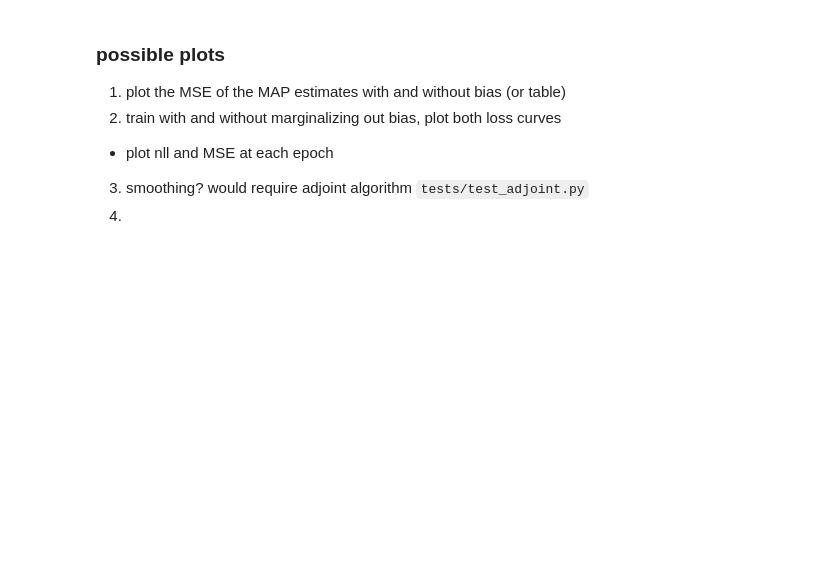
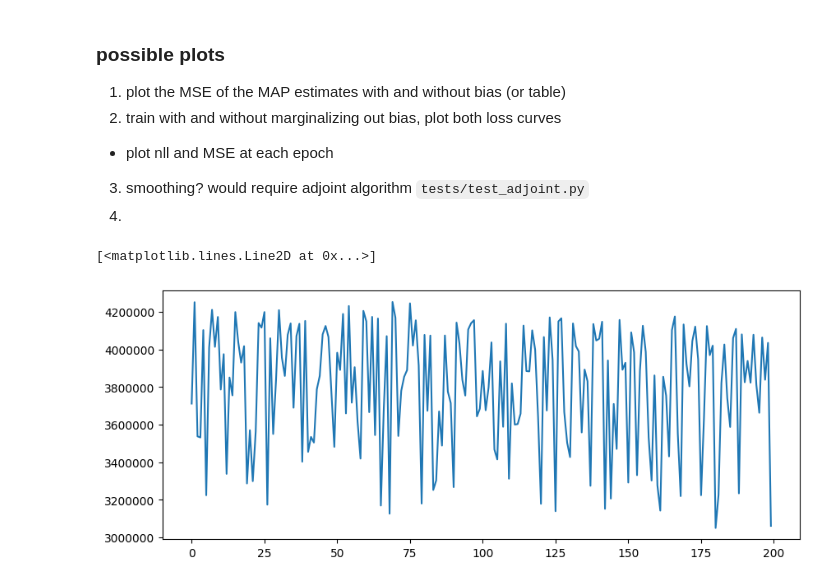
Before and after one commit to pyro-ppl/funsor, a Jupyter notebook: sensor.ipynb, the cells around one changed output. Cells and saved outputs as stored; diff of their text form; code cells hidden in the pictures; blank space fills up the shorter version.

Commit message:
use full data

```diff
--- a/sensor.ipynb
+++ b/sensor.ipynb
@@ -211,6 +197,6 @@ class HMM_that_would_work_if_we_had_more_patterns(nn.Module):
 # %%
 class HMM(nn.Module):
-    def __init__(self, num_sensors, track):
+    def __init__(self, num_sensors):
         super(HMM, self).__init__()
         self.num_sensors = num_sensors
 
@@ -232,12 +218,12 @@ class HMM(nn.Module):
                                                 .expand(2, num_sensors, 2)
                                                 .reshape(2, num_sensors * 2))
         # this is the bias for all the sensors
-        # Note sensor_ids is no longer needed because every sensor.
+        # Note sensor_ids is no longer needed because every sensor is observed
         # sensor_ids = torch.tensor([frame["sensor_id"] for frame in track])
-        bias = torch.zeros(num_sensors, 2, requires_grad=True)
+        bias = torch.zeros(num_sensors * 2, requires_grad=True)
         # obs_dist will be flattened out
         observation_dist = torch.distributions.MultivariateNormal(
-            bias.reshape(num_sensors * 2),
+            bias,
             torch.eye(num_sensors * 2))
 
         self.init = dist_to_funsor(init_dist)(value="state")
@@ -256,7 +242,7 @@ class HMM(nn.Module):
                                        ("time",), "state_and_bias", "value")
 
         # HACK to replace state_and_bias with two variables.
-        assert (isinstance(obs, Joint) and not obs.deltas and
+        assert (not obs.deltas and
                 isinstance(obs.discrete, Tensor) and
                 isinstance(obs.gaussian, Gaussian))
         inputs = OrderedDict()
@@ -271,19 +257,18 @@ class HMM(nn.Module):
         self.obs = obs.discrete + Gaussian(g.info_vec, g.precision, inputs)
 
         # we add bias to the observation as a global variable
-        # single interleaved track
-        # we expand the data which will be properly indexed by obs
-        data = torch.stack([frame["x"] for frame in track])
-        data = Tensor(data.unsqueeze(1)
-                          .expand(-1, self.num_sensors, 2)
-                          .reshape(-1, self.num_sensors * 2),
-                      OrderedDict(time=bint(len(track))))
+#         data = torch.stack([frame["x"] for frame in track])
+#         data = Tensor(data.unsqueeze(1)
+#                           .expand(-1, self.num_sensors, 2)
+#                           .reshape(-1, self.num_sensors * 2),
+#                       OrderedDict(time=bint(len(track))))
+        assert isinstance(track, Tensor)
+        data = Tensor(track.data.reshape(-1, self.num_sensors * 2),
+                      OrderedDict(time=bint(len(track.data))))
 
         with interpretation(eager_or_die):
-            print(f"obs.inputs['value'] = {self.obs.inputs['value']}")
             logp = self.obs(value=data)
-            logp += bias_dist
-            logp += self.trans
+            logp += bias_dist + self.trans
 
             # collapse out the time variable
             # TODO this can only handle homogeneous funsor types
@@ -306,16 +291,19 @@ We can
 # %%
 num_epochs = 200
 params = [bias_scales]
+params_snapshot = []
+losses = []
 # params.append(transition_matrix)
 optim = Adam(params, lr=1e-3)
-model = HMM(num_sensors, partial_obs)
+model = HMM(num_sensors)
 for i in range(num_epochs):
     optim.zero_grad()
-    log_prob = model(partial_obs)
+    log_prob = model(full_observations)
     loss = -log_prob
     loss.backward()
+    losses.append(loss.item())
     if i % 10 == 0:
-        print(loss)
+        params_snapshot.append(bias_scales.data.cpu().numpy())
+        print(loss.item())
     optim.step()
-print(params)
 # %% [output]
@@ -329,3 +340,9 @@ Visualize the joint posterior distribution.
   - plot nll and MSE at each epoch
 3. smoothing? would require adjoint algorithm `tests/test_adjoint.py`
 4.
+# %%
+plt.figure(figsize=(10,4), dpi=100).set_facecolor('white')
+plt.plot(losses)
+# %% [output]
+[<matplotlib.lines.Line2D at 0x...>]
+[figure, added]
```
Also changed, not shown: parts of 8 cells of this notebook.
